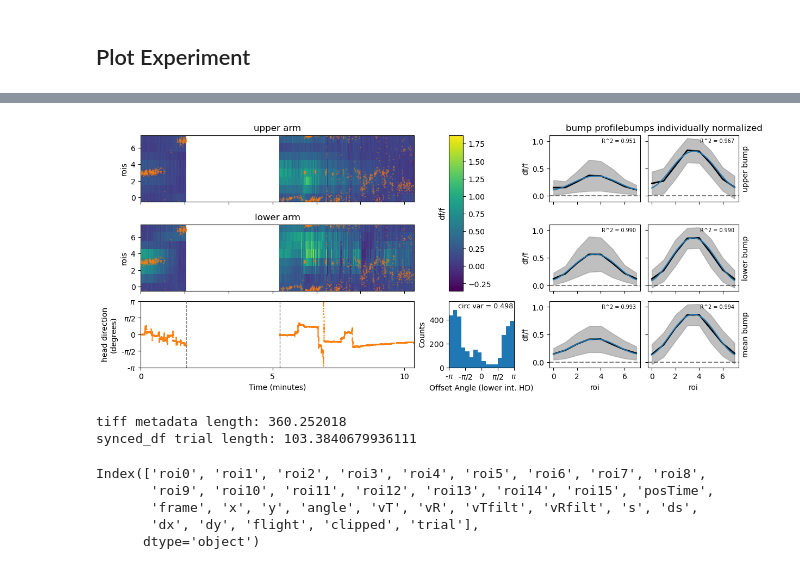
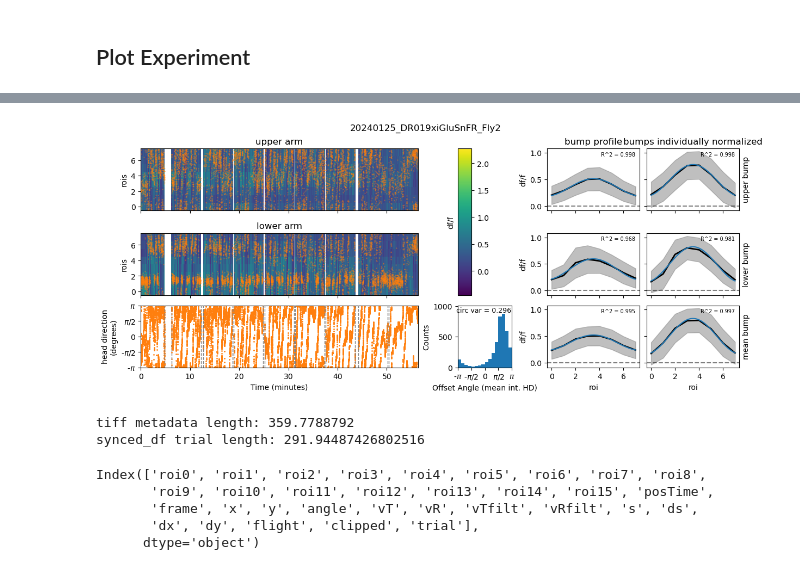
Before and after one commit to T-E-Lab/GULP, a Jupyter notebook: scripts/plotting/plot_expt.ipynb, the cells around one changed output, grey strips where cells are left out. Drawn from its saved outputs; the diff is of its cells as text; code cells hidden in the pictures.

```diff
--- a/scripts/plotting/plot_expt.ipynb
+++ b/scripts/plotting/plot_expt.ipynb
@@ -142,3 +141,10 @@ number of processed experiments: 23
 | 15 | 20231212_DR018xiGluSnFr_Fly2 | [Z:\2PImaging\Kerstin\MIMS\202312... | 20231212 | DR018xiGluSnFr | DR018 | iGluSnFR | 2 | [<gulp2p.preproc.trial.Trial obje... | 3 | ... |
 # %% [markdown]
 ## Plot Experiment
+# %%
+OUTPUT_FOLDER = Path(r"Z:\GULP\results\bump_profile")
+OUTPUT_FOLDER.mkdir(exist_ok=True, parents=True)
+
+PLOT_FORMATS = [".png", ".svg"]
+
+SAVE_PLOTS = False
@@ -145,5 +155,21 @@ number of processed experiments: 23
 # %%
 # Select Experiment
 # expt = processed_expt_df[processed_expt_df['expt_name'] == '20231212_DR018xiGluSnFr_Fly2']['expt'].iloc[0]
-expt = processed_expt_df[processed_expt_df['expt_name'] == '20240117_DR019xiGluSnFr_Fly2']['expt'].iloc[0]
+expt = processed_expt_df[processed_expt_df['expt_name'] == '20240125_DR019xiGluSnFR_Fly2']['expt'].iloc[0]
 # expt = processed_expt_df.iloc[6]['expt']
+# %%
+for trial in expt.trials:
+    trial_expt = Experiment(trials=[trial])
+    logger.info(f"Plotting trial {trial.name}")
+    try:
+        fig, axd = plotting.plot_expt(trial_expt)
+    except:
+        continue
+    trial_metadata = tr.parse_trial_name(trial.path, CELL_TYPES, GENETIC_TOOLS)
+    fig_title = f"{trial_metadata['date']}_{trial_metadata['line']}_Fly{trial_metadata['fly']}_Trial{trial_metadata['trial']}"
+    # print(fig_title)
+    fig.suptitle(fig_title)
+    if SAVE_PLOTS:
+        for fmt in PLOT_FORMATS:
+            fig.savefig(Path(OUTPUT_FOLDER, fig_title + fmt), dpi=600)
+        plt.close(fig)
@@ -153,4 +206,9 @@ from matplotlib.ticker import AutoLocator
 fig, axd = plotting.plot_expt(expt)
 # axd['head_direction_offset'].set_xlim([-6,6])
 # axd['upper_pb_deltaf'].set_xticks(axd['upper_pb_deltaf'].get_xticks(), axd['upper_pb_deltaf'].get_xticks())
+fig_title = expt.get_expt_name(cell_types=CELL_TYPES, genetic_tools=GENETIC_TOOLS)
+fig.suptitle(fig_title)
+if SAVE_PLOTS:
+    for fmt in PLOT_FORMATS:
+        fig.savefig(Path(OUTPUT_FOLDER, fig_title + fmt), dpi=600)
 # %% [output]
@@ -167,4 +232,4 @@ fig, axd = plotting.plot_expt(expt)
-[figure, old version]
+[figure, new version]
 # %%
 tiff_metadata_length = expt.trials[0].get_length(mode='metadata')
 synced_df_trial_length = expt.trials[0].synced_df['posTime'].iloc[-1] - expt.trials[0].synced_df['posTime'].iloc[0]
@@ -172,8 +237,8 @@ synced_df_trial_length = expt.trials[0].synced_df['posTime'].iloc[-1] - expt.tri
 print(f"tiff metadata length: {tiff_metadata_length}")
 print(f"synced_df trial length: {synced_df_trial_length}")
 # %% [output]
-tiff metadata length: 360.252018
-synced_df trial length: 103.3840679936111
+tiff metadata length: 359.7788792
+synced_df trial length: 291.94487426802516
 # %%
 expt.synced_df.columns
 # %% [output]
```
Also changed, not shown: parts of 8 cells of this notebook, 5 other files.
